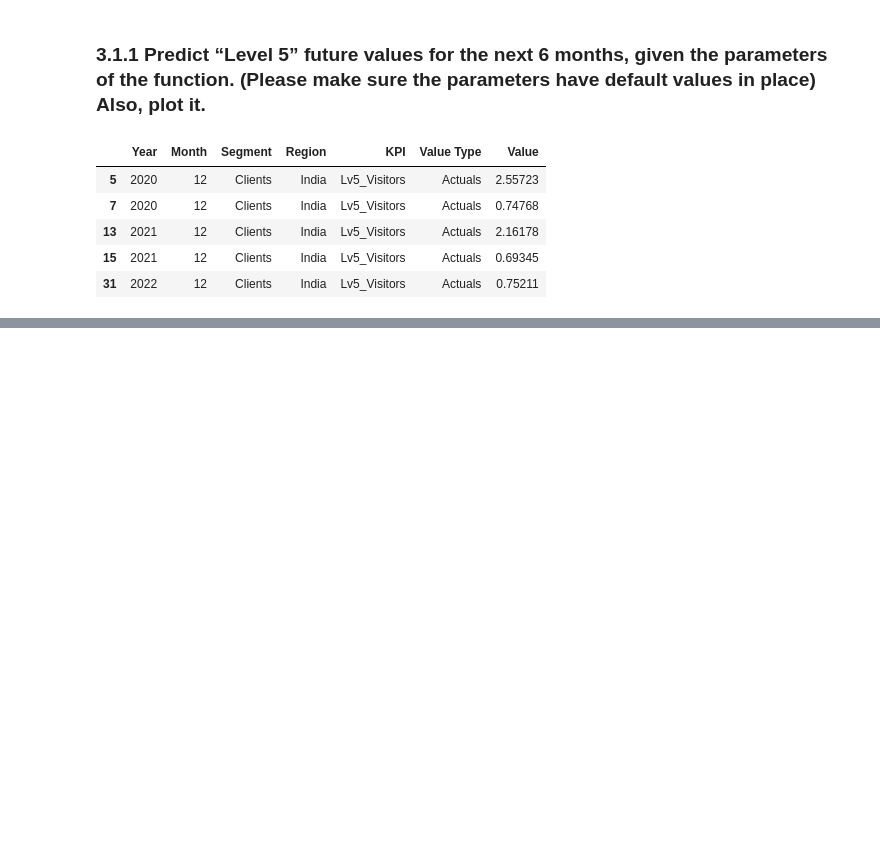
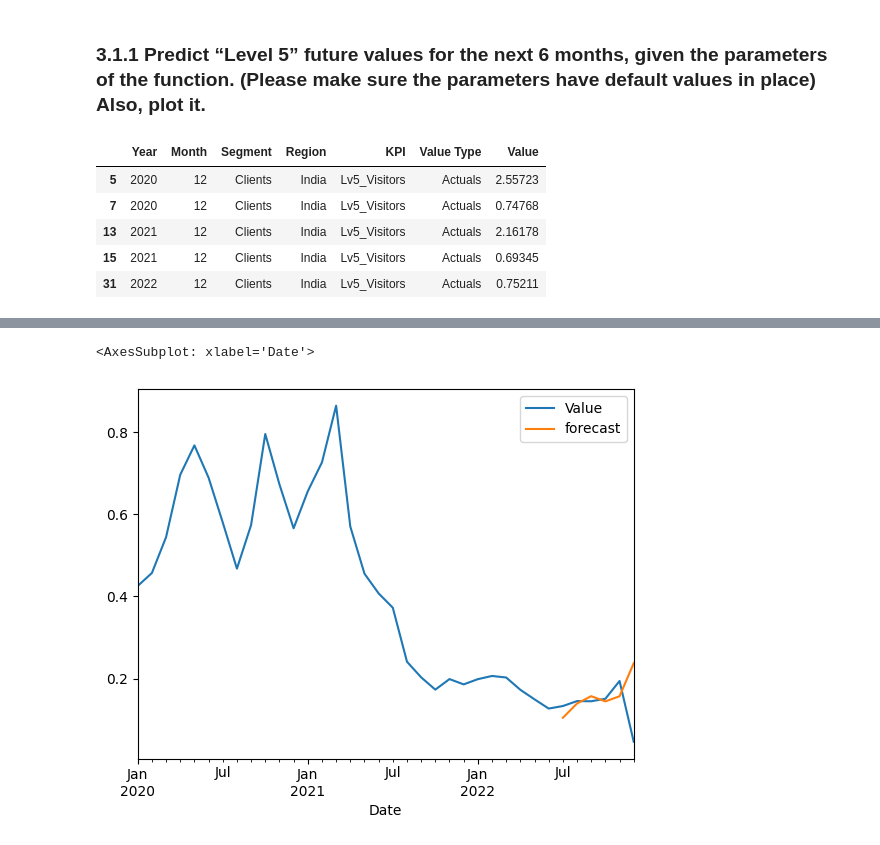
Before and after one commit to pratiksrm99/DataAnalysis, a Jupyter notebook: Website_Visitors_Data_Analysis/Analysis Notebook/Part_3-Prediction.ipynb, the cells around one changed output, grey strips where cells are left out. Saved outputs shown, nothing was run; the diff lists cells and outputs as text; code cells hidden in the pictures; blank space fills up the shorter version.

Commit message:
Update: Part-3 testing auto ARIMA

```diff
--- a/Website_Visitors_Data_Analysis/Analysis Notebook/Part_3-Prediction.ipynb
+++ b/Website_Visitors_Data_Analysis/Analysis Notebook/Part_3-Prediction.ipynb
@@ -116,0 +131,7 @@ Accepting Null hypothesis. Series is Stationary
+# %%
+model = pm.auto_arima(test_df["Value"],
+                      seasonal=False,
+                      start_p=1, start_q=1, max_order=4,
+                      test='adf', stepwise=True, trace=True)
+
+model = ARIMA(test_df["Value"], order=(0,2,0))
@@ -116,0 +141,3 @@ Accepting Null hypothesis. Series is Stationary
+# %%
+model_fit = model.fit()
+model_fit.summary()
@@ -116,0 +161,7 @@ Accepting Null hypothesis. Series is Stationary
+# %%
+test_df["forecast"] = model_fit.predict(start=30,end=35)
+# %%
+test_df[["Value","forecast"]].plot()
+# %% [output]
+<AxesSubplot: xlabel='Date'>
+[figure, added]
```
Also changed, not shown: parts of 12 cells of this notebook.
